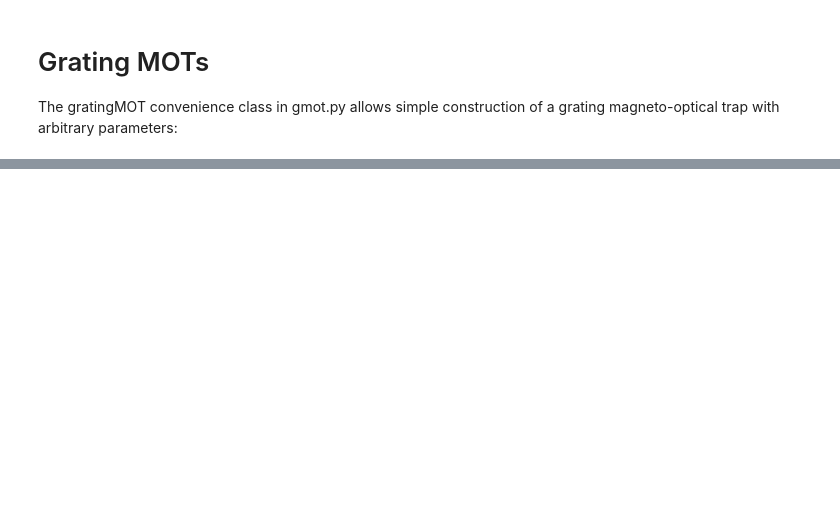
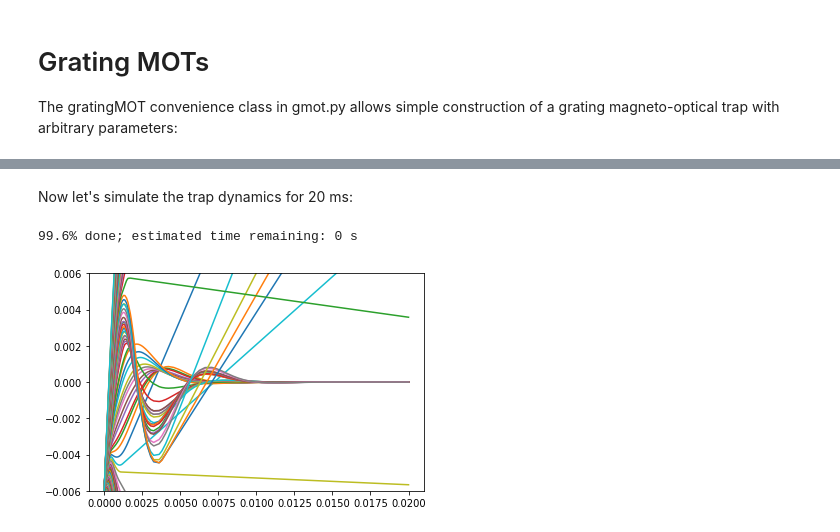
Before and after one commit to robertfasano/MOTorNOT, a Jupyter notebook: tutorials/Guide.ipynb, the cells around one changed output, grey strips where cells are left out. Drawn from its saved outputs; the diff is of its cells as text; code cells hidden in the pictures; blank space fills up the shorter version.

Commit message:
Add integration example

```diff
--- a/tutorials/Guide.ipynb
+++ b/tutorials/Guide.ipynb
@@ -11,10 +11,10 @@ z = 0.05          # located 10 cm from the origin
 N = 50         # 50 turns
 I = 10         # 10 A current
 axis = 2       # aligned with z axis
-coil = Coil({'radius': 0.1,
-             'z': 0.05,
+coil = Coil({'radius': 0.08,
+             'z': 0.03,
              'N': 50,
-             'I': 10,
+             'I': 40,
              'axis': 2
             })
 # %% [markdown]
@@ -33,11 +31,11 @@ coil.plot()
 # %% [markdown]
 We can generate a quadrupole field by adding another coil to create an anti-Helmholtz pair. The pair of coils will be contained within an instance of the Coils class:
 # %%
-coil2 = Coil({'radius': 0.1,
-             'z': -0.05,
+coil2 = Coil({'radius': 0.08,
+             'z': -0.03,
              'N': 50,
-             'I': -10,
+             'I': -40,
              'axis': 2
             })
 coils = Coils([coil, coil2])
-coils.plot()
+# coils.plot()
@@ -80,13 +74,13 @@ period = 600e-9        # 600 nm groove spacing
 wavelength = 399e-9    # 399 nm wavelength
 linewidth = 26e6
 
-gmot = gratingMOT({'position': 3e-3,
+gmot = gratingMOT({'position': 4.5e-3,
                    'alpha': np.arcsin(wavelength/period),
-                   'radius': 8e-3,
+                   'radius': 6e-3,
                    'field': coils.field,
-                   'power': 15e-3,
+                   'power': 10e-3,
                    'detuning': -linewidth/2,
-                   'polarization': 1,
+                   'polarization': -1,
                    'R1': 1/3})
 gmot.plot()
 # %% [output]
@@ -93,0 +91,23 @@ gmot.plot()
+# %%
+from MOTorNOT.maxwell_boltzmann import generate_maxwell_boltzmann
+N = 100
+T = 450+273
+X = np.zeros((N, 3))
+X[:, 0] = -6e-3
+V = np.zeros((N, 3))
+vmin = 0.1
+vmax = 20
+V[:, 0] = np.linspace(vmin, vmax, N)
+
+# V[:, 0] = generate_maxwell_boltzmann(T, N)
+# %% [markdown]
+Now let's simulate the trap dynamics for 20 ms:
+# %%
+from MOTorNOT.integration import Solver
+tmax = 20e-3
+sol = Solver(X, V, gmot.force, None, duration = tmax)
+x, v = sol.solve()
+sol.plot(x)
+# %% [output]
+99.6% done; estimated time remaining: 0 s
+[figure, added]
```
Also changed, not shown: parts of 7 cells of this notebook.
